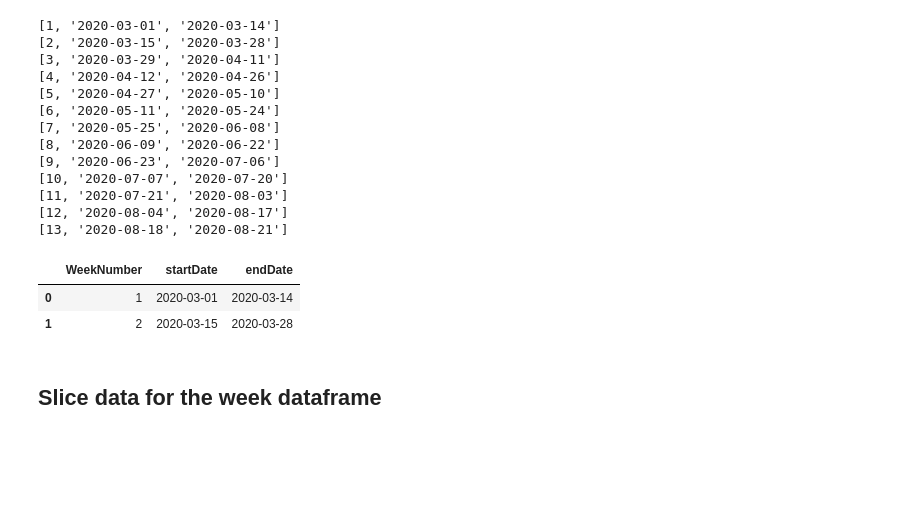
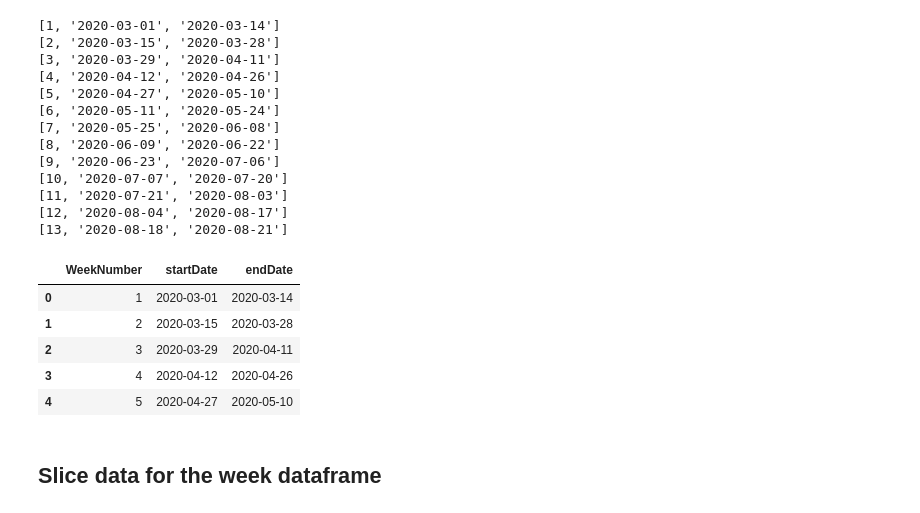
Before and after one commit to jeyasri-s2/meansquares, a Jupyter notebook: CA_LabelingData.ipynb, the cells around one changed output. Drawn from its saved outputs; the diff is of its cells as text; code cells hidden in the pictures; blank space fills up the shorter version.

```diff
--- a/CA_LabelingData.ipynb
+++ b/CA_LabelingData.ipynb
@@ -334,11 +341,14 @@ while index < len(dateList):
 [13, '2020-08-18', '2020-08-21']
 # %%
 week_df = pd.DataFrame(lst,index=None,columns=['WeekNumber','startDate','endDate'])
-week_df.head(2)
+week_df.head()
 # %% [output]
 |  | WeekNumber | startDate | endDate |
 | 0 | 1 | 2020-03-01 | 2020-03-14 |
 | 1 | 2 | 2020-03-15 | 2020-03-28 |
+| 2 | 3 | 2020-03-29 | 2020-04-11 |
+| 3 | 4 | 2020-04-12 | 2020-04-26 |
+| 4 | 5 | 2020-04-27 | 2020-05-10 |
 # %% [markdown]
 ## Slice data for the week dataframe
 # %%
```
Also changed, not shown: parts of 20 cells of this notebook.
